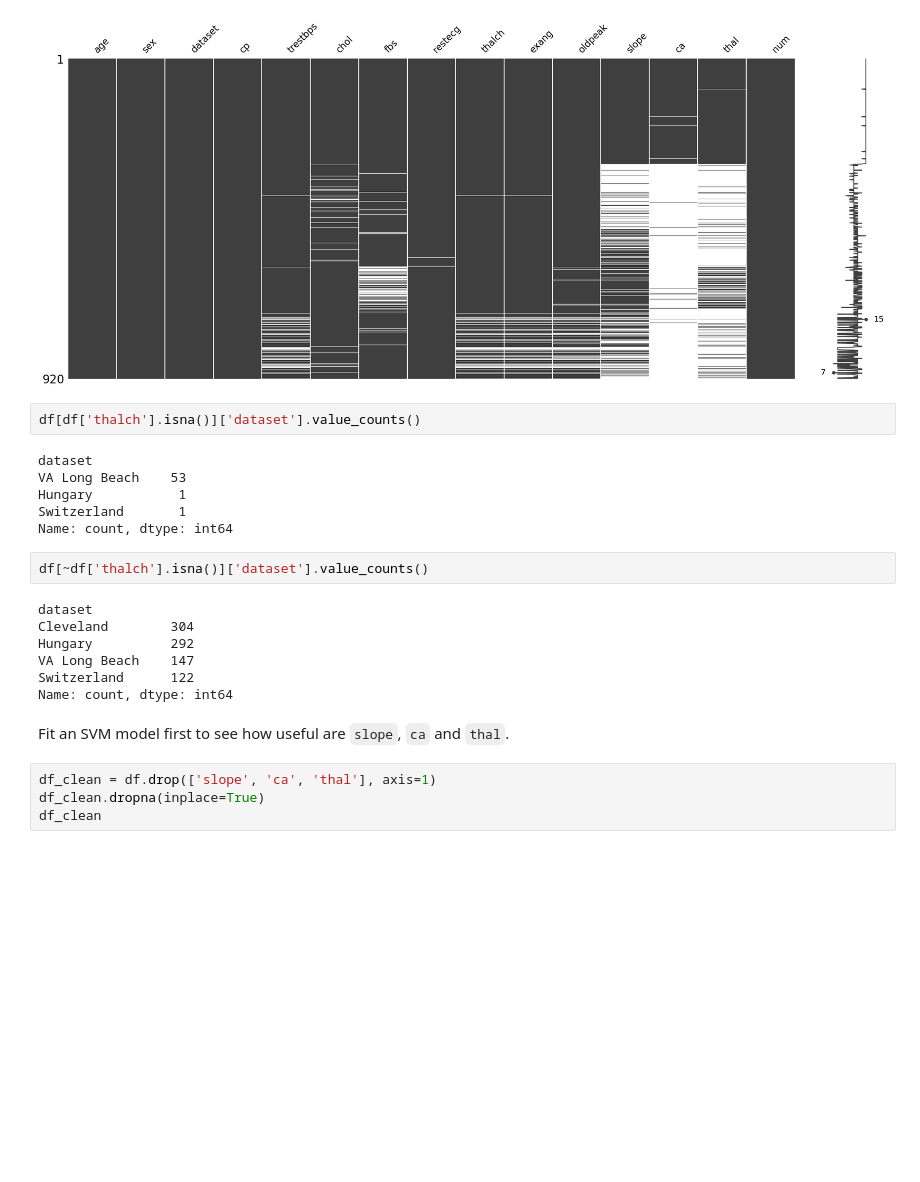
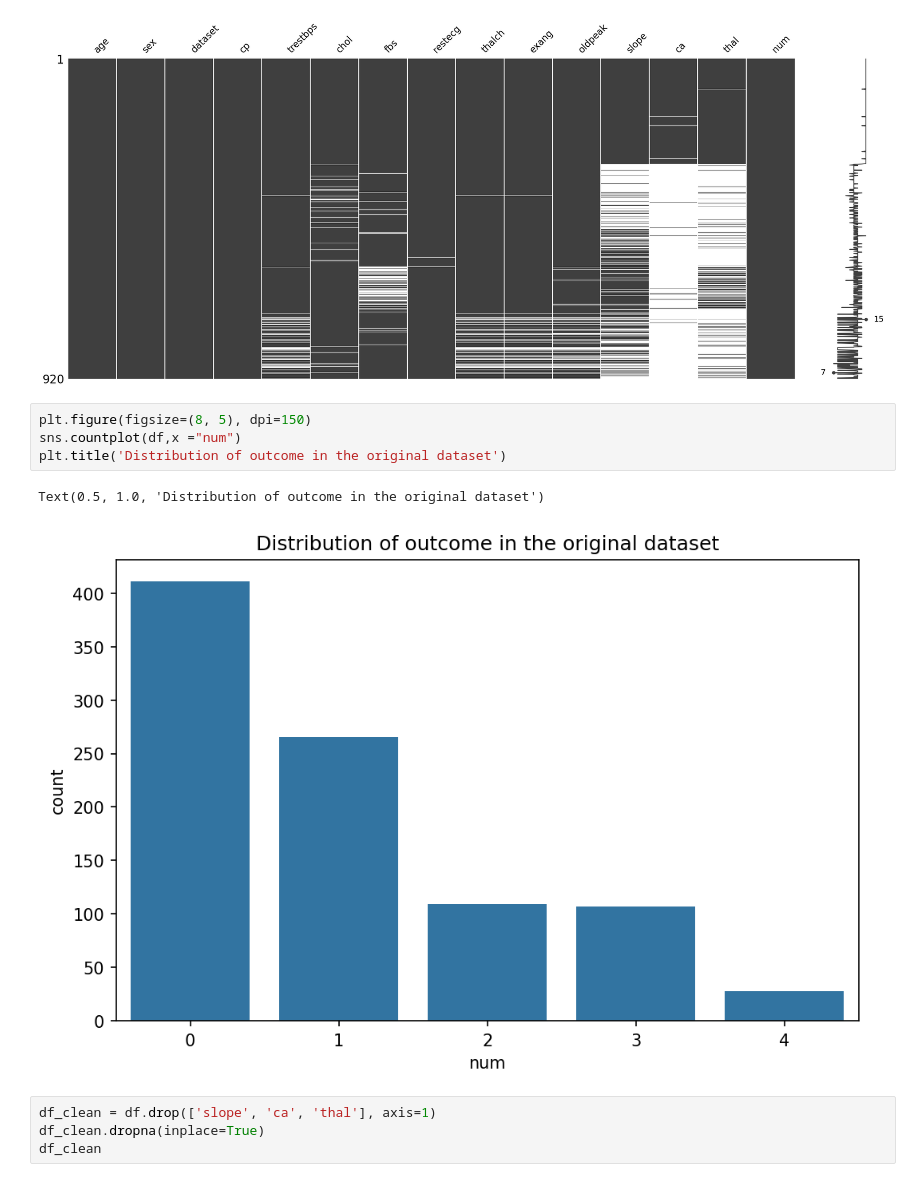
Before and after one commit to DamarisDeng/Project, a Jupyter notebook: Junyang/milestone2.ipynb, the cells around one changed output. Drawn from its saved outputs; the diff is of its cells as text; blank space fills up the shorter version.

```diff
--- a/Junyang/milestone2.ipynb
+++ b/Junyang/milestone2.ipynb
@@ -41,25 +39,13 @@ msno.matrix(df)
 # %% [output]
 <Axes: >
 [figure]
-# %%
-df[df['thalch'].isna()]['dataset'].value_counts()
-# %% [output]
-dataset
-VA Long Beach    53
-Hungary           1
-Switzerland       1
-Name: count, dtype: int64
-# %%
-df[~df['thalch'].isna()]['dataset'].value_counts()
-# %% [output]
-dataset
-Cleveland        304
-Hungary          292
-VA Long Beach    147
-Switzerland      122
-Name: count, dtype: int64
-# %% [markdown]
-Fit an SVM model first to see how useful are `slope`, `ca` and `thal`.
+# %%
+plt.figure(figsize=(8, 5), dpi=150)
+sns.countplot(df,x ="num")
+plt.title('Distribution of outcome in the original dataset')
+# %% [output]
+Text(0.5, 1.0, 'Distribution of outcome in the original dataset')
+[figure, added]
 # %%
 df_clean = df.drop(['slope', 'ca', 'thal'], axis=1)
 df_clean.dropna(inplace=True)
```
Also changed, not shown: parts of 11 cells of this notebook, 1 other file.
